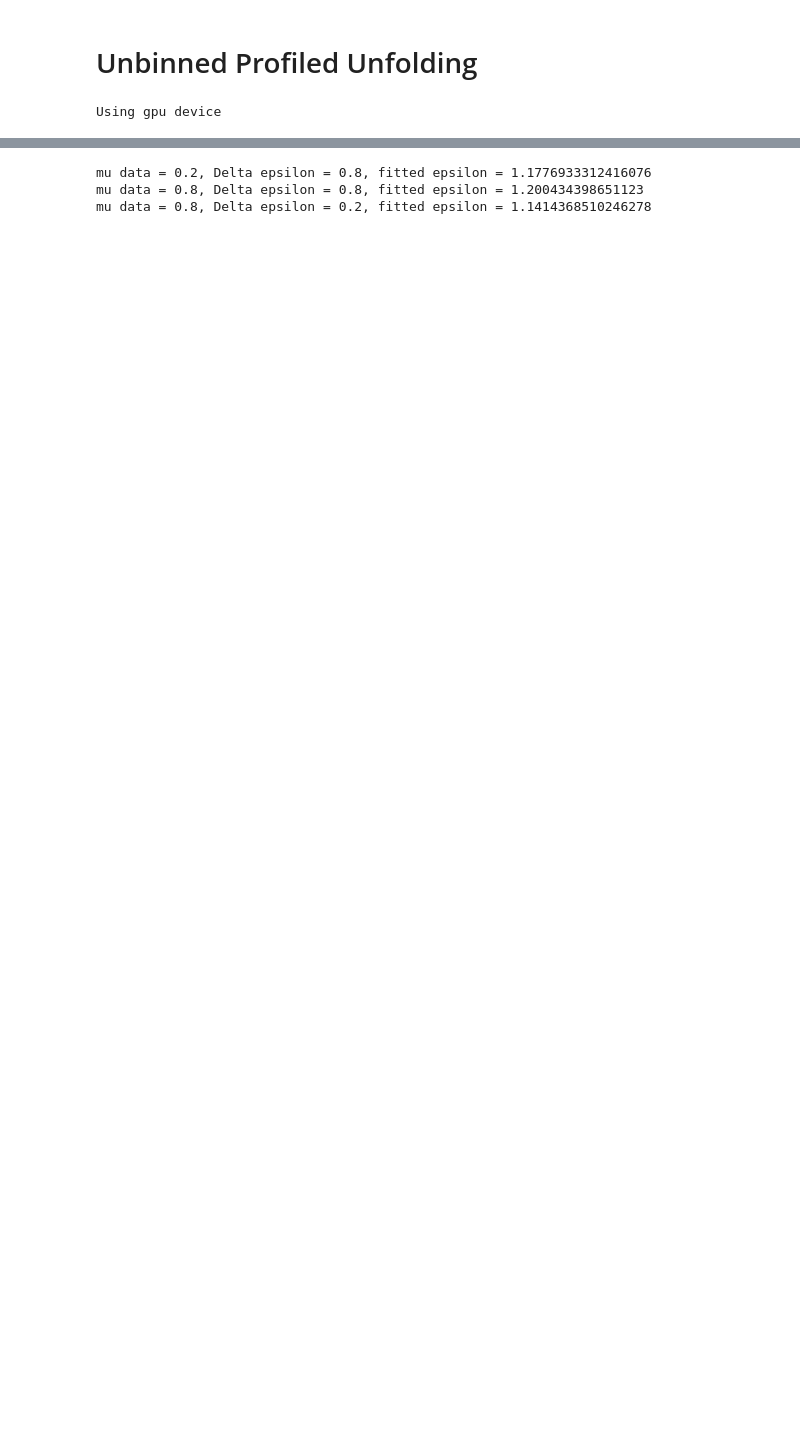
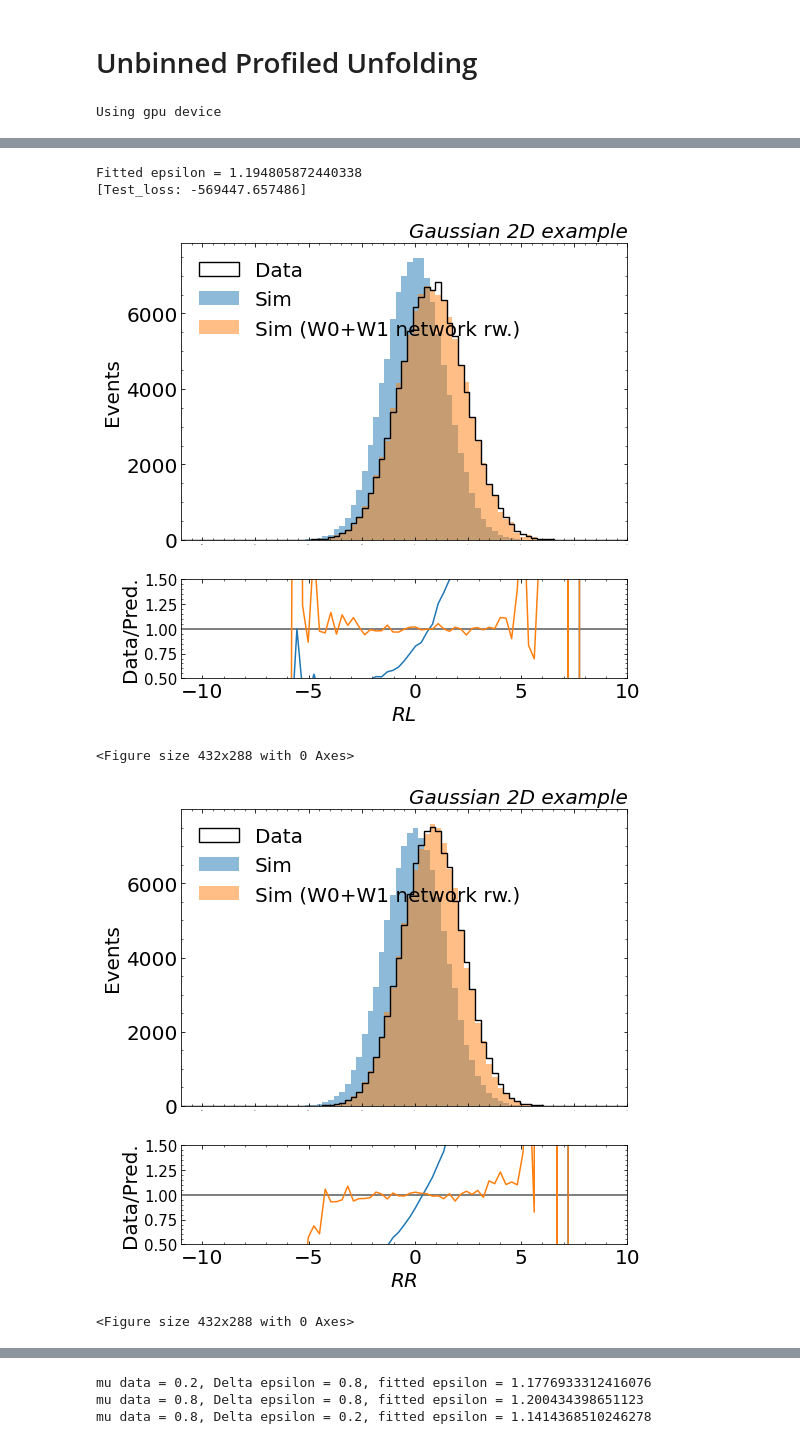
Before and after one commit to jaychan-hep/UnbinnedProfiledUnfolding, a Jupyter notebook: UnbinnedProfiledUnfolding_gaussian2D.ipynb, the cells around one changed output, grey strips where cells are left out. Cells and saved outputs as stored; diff of their text form; code cells hidden in the pictures; blank space fills up the shorter version.

```diff
--- a/UnbinnedProfiledUnfolding_gaussian2D.ipynb
+++ b/UnbinnedProfiledUnfolding_gaussian2D.ipynb
@@ -1230,8 +853,10 @@ loss_fn = NLLLoss_2D(R_data, np.linspace(-5,5,20), np.linspace(-5,5,20), device=
 
 ### PLEASE ENTER A NEW MODEL NAME FOR W0 AND THETA ###
 today = str(datetime.date.today())
-w0_model_name = f'w0_gaussian2D_mu0.8epsilon1.2_Lr0p001_with_theta_{w1_model_name}_{today}'
-theta_model_name = f'theta_gaussian2D_mu0.8epsilon1.2_Lr0p001_with_w0_{w1_model_name}_{today}'
+w0_model_name = f'w0_gaussian2D_mu0.8epsilon1.2_Lr0p001_with_theta_w1_{w1_model_name}_{today}'
+theta_model_name = f'theta_gaussian2D_mu0.8epsilon1.2_Lr0p001_with_w0_w1_{w1_model_name}_{today}'
+print(w0_model_name)
+print(theta_model_name)
 
 w0_model_network = w0_network(sigmoid=False, std_params=std_params).double().to(dvc)
 theta_model = theta_module(0.).to(dvc)
@@ -1240,10 +865,12 @@ ml = nn.ModuleList()
 ml.append(w0_model_network)
 ml.append(theta_model)
 
-optimizer = optim.Adam(ml.parameters(), lr=0.001)
+optimizer = optim.Adam(ml.parameters(), lr=0.001) #0.0005
 # optimizer_1 = optim.Adam(theta_model.parameters(), lr=0.001)
 
-train_w0_2(w0_dataloader_train, w0_dataloader_test, w0_model_network, w1RT_model_network, w1T_model_network, theta_model, loss_fn, optimizer)#, optimizer1=optimizer_1)
+w0_tr = w0_trainer(w0_dataloader_train, w0_dataloader_test, w0_model_network, w1RT_model_network, w1T_model_network, theta_model, loss_fn, optimizer)
+w0_tr.fit()
+
 torch.save(w0_model_network, f'model/w0/{w0_model_name}.pth')
 torch.save(theta_model, f'model/theta/{theta_model_name}.pth')
 # %% [output]
@@ -1332,0 +917,43 @@ w0_network(
+# %%
+# w0_model_network_0 = w0_model_network
+
+w0_model_name_0 = f'w0_gaussian2D_mu0.8epsilon1.2_Lr0p001_with_theta_w1_gaussian2D_deltaEpsilon0.8_2022-12-16_2022-12-17'
+w0_model_network_0 = torch.load(f'model/w0/{w0_model_name_0}.pth')
+
+theta_model_name_0 = f'theta_gaussian2D_mu0.8epsilon1.2_Lr0p001_with_w0_w1_gaussian2D_deltaEpsilon0.8_2022-12-16_2022-12-17'
+theta_model_0 = torch.load(f'model/theta/{theta_model_name_0}.pth')
+
+# w0_model_network_0 = w0_model_network
+# theta_model_0 = theta_model
+
+print(f"Fitted epsilon = {theta_model_0().item()*0.8+1}")
+
+today = str(datetime.date.today())
+
+Ts_0, Rs_0, Ws_0, W0s_0, W1s_0 = test_w0(w0_dataloader_test, w0_model_network_0, w1RT_model_network, w1T_model_network, theta_model_0, loss_fn)
+Ts_0, Rs_0, Ws_0, W0s_0, W1s_0 = Ts_0.cpu().numpy(), Rs_0.cpu().numpy(), Ws_0.cpu().numpy(), W0s_0.cpu().numpy(), W1s_0.cpu().numpy()
+
+cpwr = comparison_plots_with_ratio(-11, 10, 80, xlabel=r"$RL$", density=False, save_name=f"Gaussian2D_Compare_RL_{today}", header="Gaussian 2D example")
+cpwr.add_data(R_data[:,0], label="Data", target=True, color='black', histtype="step", ls="-", lw=1.4)
+cpwr.add_data(Rs_0[:,0], label="Sim", alpha=0.5, color='tab:blue')
+cpwr.add_data(Rs_0[:,0], weights=Ws_0, label="Sim (W0+W1 network rw.)", alpha=0.5, color='tab:orange')
+cpwr.show()
+
+cpwr = comparison_plots_with_ratio(-11, 10, 80, xlabel=r"$RR$", density=False, save_name=f"Gaussian2D_Compare_RR_{today}", header="Gaussian 2D example")
+cpwr.add_data(R_data[:,1], label="Data", target=True, color='black', histtype="step", ls="-", lw=1.4)
+cpwr.add_data(Rs_0[:,1], label="Sim", alpha=0.5, color='tab:blue')
+cpwr.add_data(Rs_0[:,1], weights=Ws_0, label="Sim (W0+W1 network rw.)", alpha=0.5, color='tab:orange')
+cpwr.show()
+
+cpwr = comparison_plots_with_ratio(-11, 10, 80, xlabel=r"$T$", density=False, save_name=f"Gaussian2D_Compare_T_{today}", header="Gaussian 2D example")
+cpwr.add_data(T_data, label="Data", target=True, color='black', histtype="step", ls="-", lw=1.4)
+cpwr.add_data(Ts_0, label="Sim", alpha=0.5, color='tab:blue')
+cpwr.add_data(Ts_0, weights=W0s_0, label="Sim (W0+W1 network rw.)", alpha=0.5, color='tab:orange')
+cpwr.show()
+# %% [output]
+Fitted epsilon = 1.194805872440338
+[Test_loss: -569447.657486]
+[figure, added]
+<Figure size 432x288 with 0 Axes>
+[figure, added]
+<Figure size 432x288 with 0 Axes>
```
Also changed, not shown: parts of 27 cells of this notebook, 3 other files.
